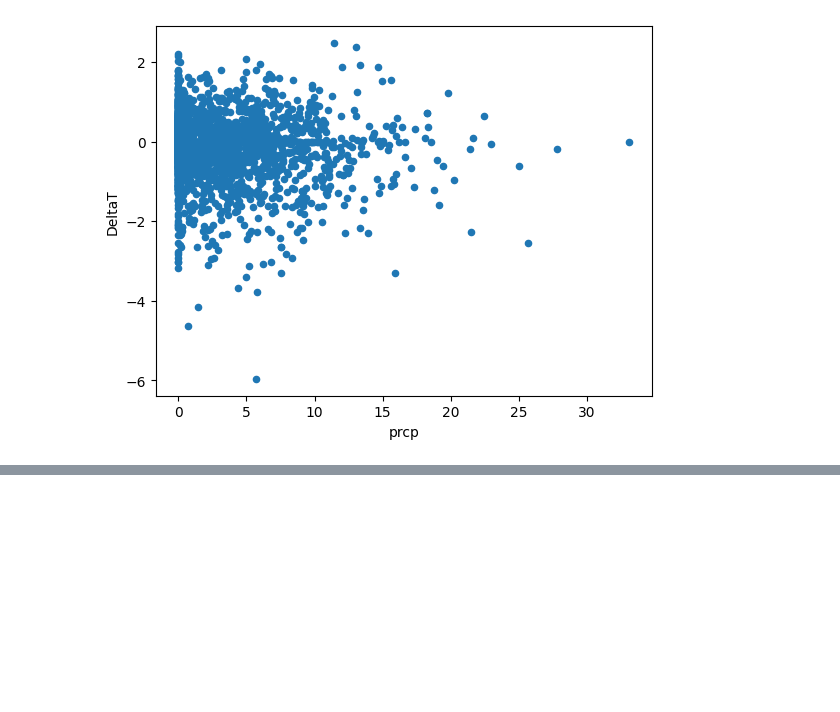
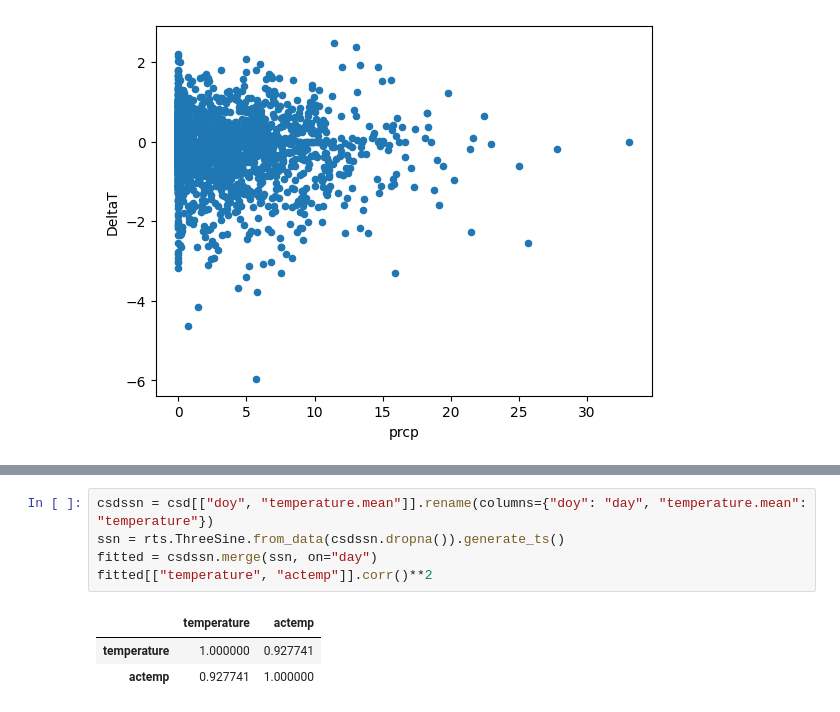
Before and after one commit to mines-ciroh/TempEst-NEWT, a Jupyter notebook: case_studies.ipynb, the cells around one changed output, grey strips where cells are left out. Drawn from its saved outputs; the diff is of its cells as text; blank space fills up the shorter version.

```diff
--- a/case_studies.ipynb
+++ b/case_studies.ipynb
@@ -89,0 +116,9 @@ csd["RollAT"] = csd["tmax"].roll
+# %%
+csdssn = csd[["doy", "temperature.mean"]].rename(columns={"doy": "day", "temperature.mean": "temperature"})
+ssn = rts.ThreeSine.from_data(csdssn.dropna()).generate_ts()
+fitted = csdssn.merge(ssn, on="day")
+fitted[["temperature", "actemp"]].corr()**2
+# %% [output]
+|  | temperature | actemp |
+| temperature | 1.000000 | 0.927741 |
+| actemp | 0.927741 | 1.000000 |
```
Also changed, not shown: parts of 7 cells of this notebook.
